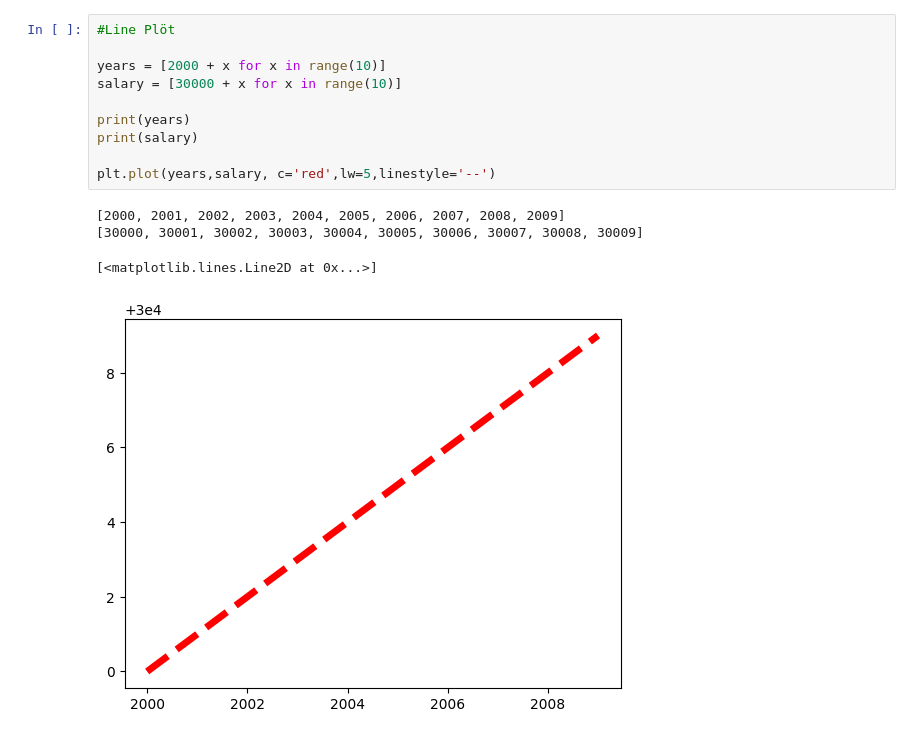
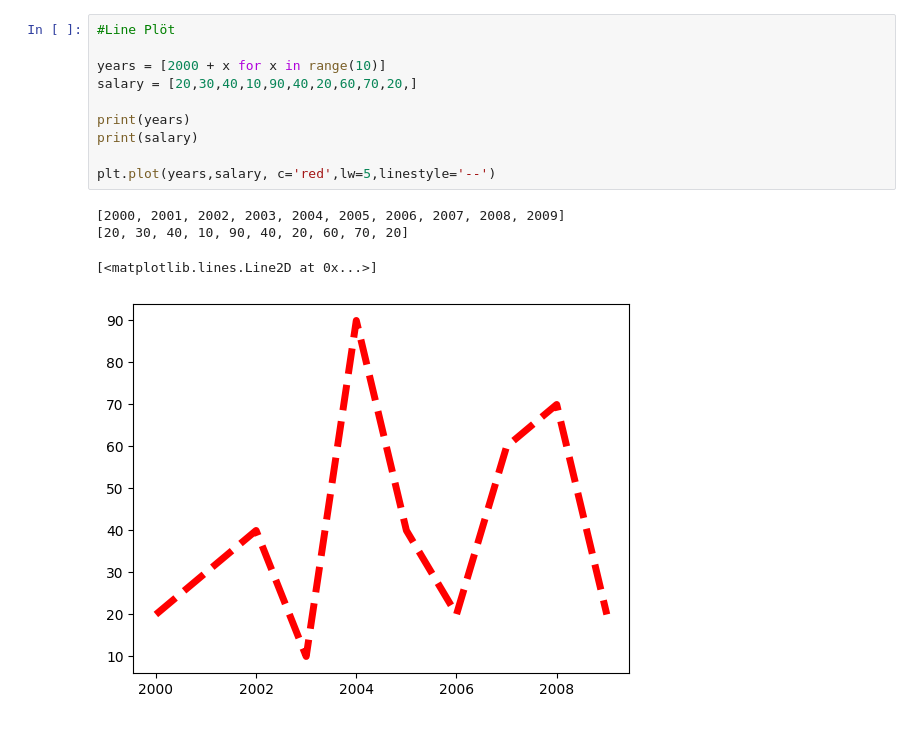
Before and after one commit to sunnysunil611/CodeAlpha_Attendance_Management_System, a Jupyter notebook: Matplötlib.ipynb, the cells around one changed output. Saved outputs shown, nothing was run; the diff lists cells and outputs as text.

```diff
--- a/Matplötlib.ipynb
+++ b/Matplötlib.ipynb
@@ -16,15 +17,15 @@ plt.scatter(x,y,color='green',marker='*', alpha=0.3)
 # %%
 #Line Plöt
 
 years = [2000 + x for x in range(10)]
-salary = [30000 + x for x in range(10)]
+salary = [20,30,40,10,90,40,20,60,70,20,]
 
 print(years)
 print(salary)
 
 plt.plot(years,salary, c='red',lw=5,linestyle='--')
 # %% [output]
 [2000, 2001, 2002, 2003, 2004, 2005, 2006, 2007, 2008, 2009]
-[30000, 30001, 30002, 30003, 30004, 30005, 30006, 30007, 30008, 30009]
+[20, 30, 40, 10, 90, 40, 20, 60, 70, 20]
 [<matplotlib.lines.Line2D at 0x...>]
-[figure, old version]
+[figure, new version]
```
Also changed, not shown: parts of 19 cells of this notebook.
